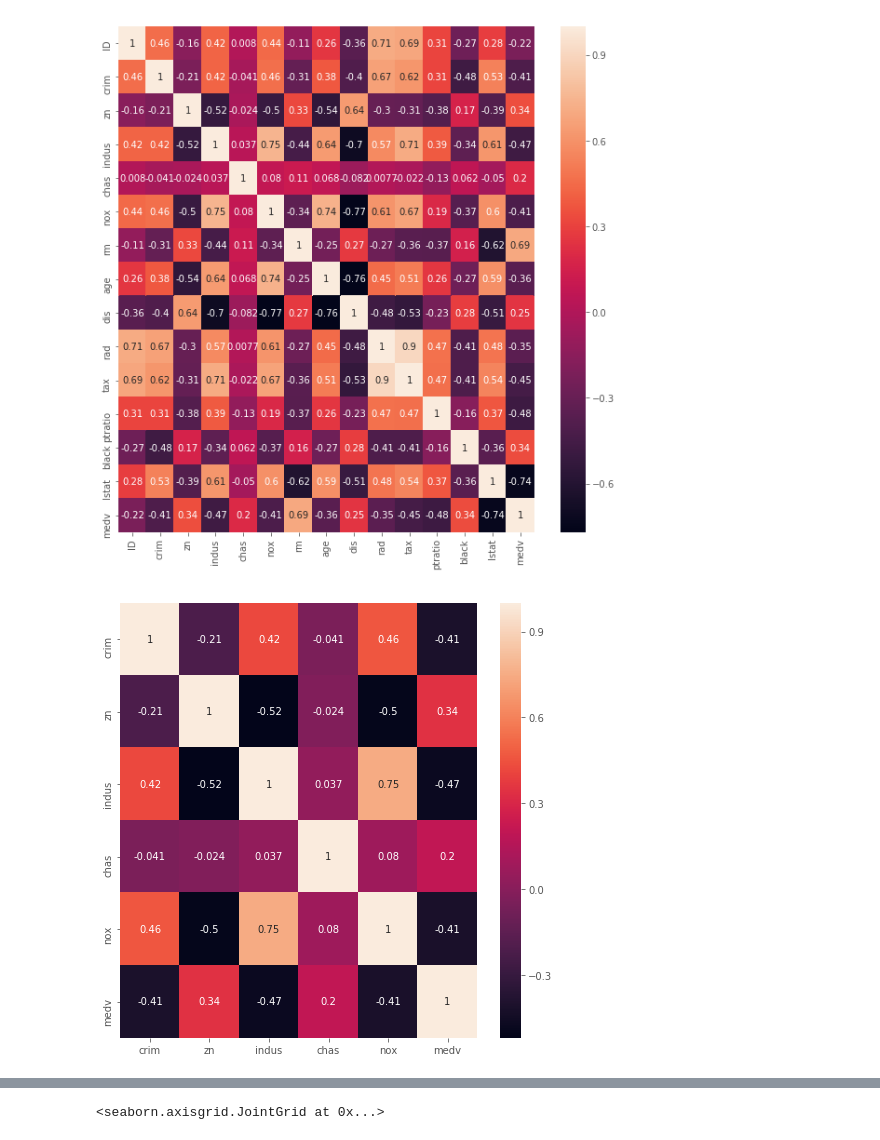
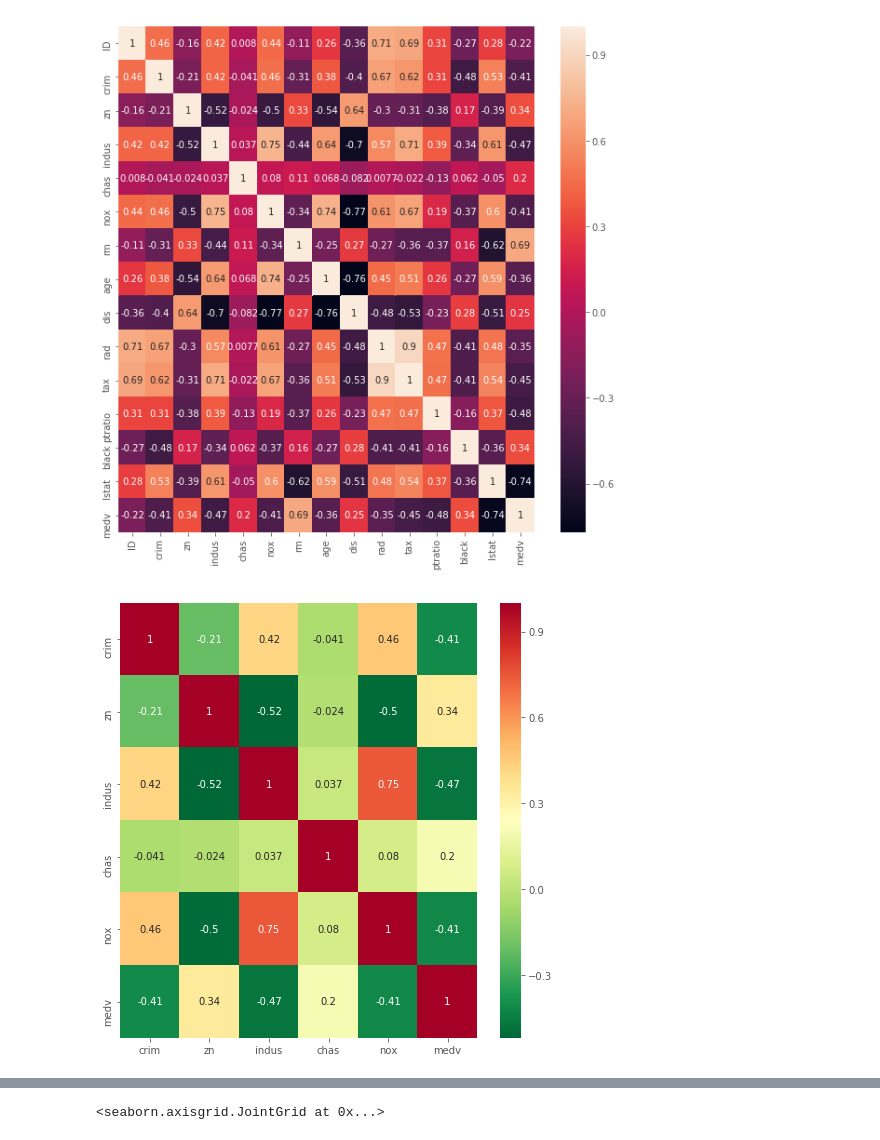
Before and after one commit to torresdavr/dsc-project-eda-with-pandas-online-ds-pt-100719, a Jupyter notebook: index.ipynb, the cells around one changed output, grey strips where cells are left out. Saved outputs shown, nothing was run; the diff lists cells and outputs as text; code cells hidden in the pictures.

```diff
--- a/index.ipynb
+++ b/index.ipynb
@@ -186,8 +186,8 @@ sns.heatmap(df.corr(), annot=True);
 # %%
 plt.figure(figsize=(8,8))
 cols_heat = ['crim','zn','indus','chas','nox','medv']
-sns.heatmap(df[cols_heat].corr(), annot=True);
+sns.heatmap(df[cols_heat].corr(), cmap='RdYlGn_r',annot=True);
 # %% [output]
-[figure, old version]
+[figure, new version]
 # %%
 #explore measures of centrality and dispersion for at least 3 variables
```
Also changed, not shown: parts of 24 cells of this notebook.
